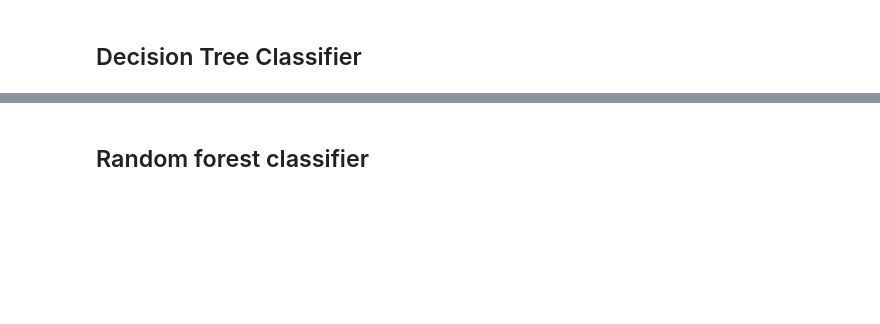
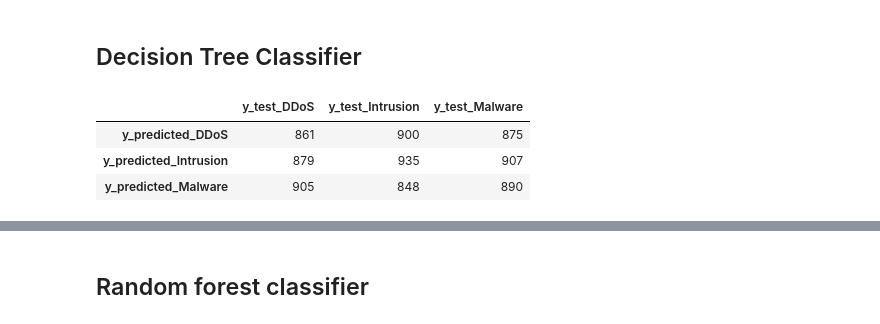
Before and after one commit to jasensteve10/DSTI_ML_PROJECT_CYBERSECURITY, a Jupyter notebook: notebooks/model_training.ipynb, the cells around one changed output, grey strips where cells are left out. Saved outputs shown, nothing was run; the diff lists cells and outputs as text; code cells hidden in the pictures; blank space fills up the shorter version.

Commit message:
model part

```diff
--- a/notebooks/model_training.ipynb
+++ b/notebooks/model_training.ipynb
@@ -147,2 +187,19 @@ cf
 # %% [markdown]
 ## Decision Tree Classifier
+# %%
+dt_model = DecisionTreeClassifier(random_state=42)
+
+dt_model.fit(X=X_train,y=y_train)
+
+y_test_predicted_dt = dt_model.predict(x_test)
+
+cf_dt = pd.DataFrame(
+    columns=["y_test_DDoS","y_test_Intrusion","y_test_Malware"],index=["y_predicted_DDoS","y_predicted_Intrusion","y_predicted_Malware"]
+)
+cf_dt.loc[:,:] = confusion_matrix(y_true= y_test,y_pred= y_test_predicted_dt)
+cf_dt
+# %% [output]
+|  | y_test_DDoS | y_test_Intrusion | y_test_Malware |
+| y_predicted_DDoS | 861 | 900 | 875 |
+| y_predicted_Intrusion | 879 | 935 | 907 |
+| y_predicted_Malware | 905 | 848 | 890 |
```
Also changed, not shown: parts of 23 cells of this notebook, 2 other files.
